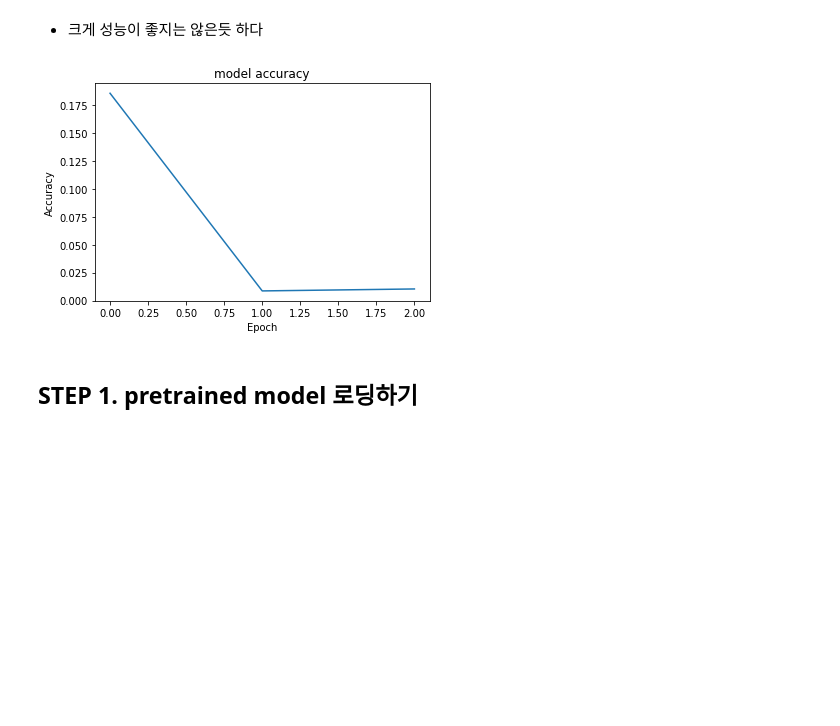
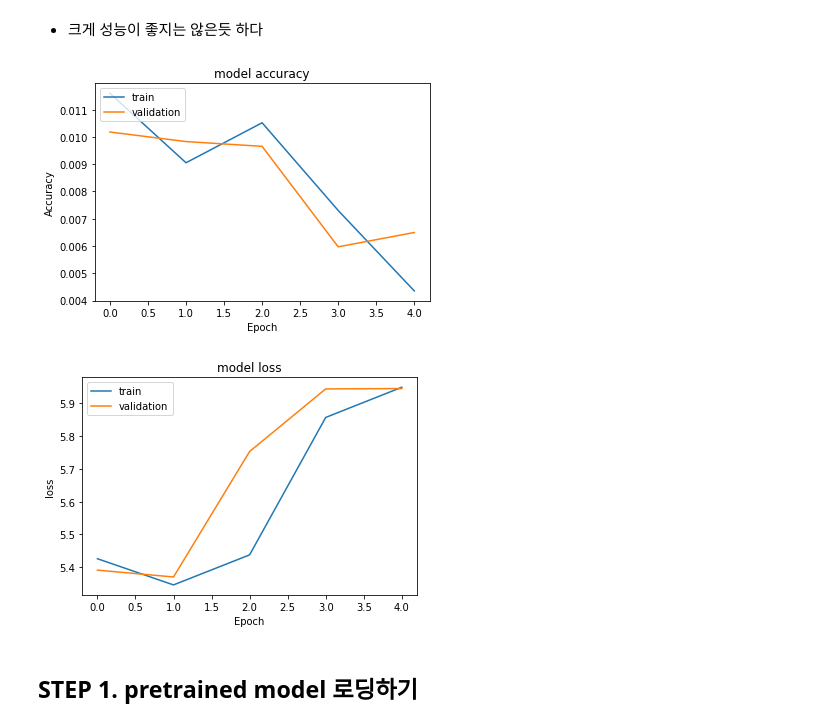
Before and after one commit to winrinseo/simple_deep, a Jupyter notebook: [E-13]quiz_very_well.ipynb, the cells around one changed output. Saved outputs shown, nothing was run; the diff lists cells and outputs as text; code cells hidden in the pictures; blank space fills up the shorter version.

```diff
--- a/[E-13]quiz_very_well.ipynb
+++ b/[E-13]quiz_very_well.ipynb
@@ -841,9 +880,11 @@ with open(dev_json) as f:
 # %% [markdown]
 * 크게 성능이 좋지는 않은듯 하다
-# %%
-his('model',history)
-# %% [output]
-[figure, removed]
+# %%
+acchis('model',history[0],history[2])
+losshis('model',history[1],history[3])
+# %% [output]
+[figure, added]
+[figure, added]
 # %% [markdown]
 ## STEP 1. pretrained model 로딩하기
 # %%
```
Also changed, not shown: parts of 14 cells of this notebook.
